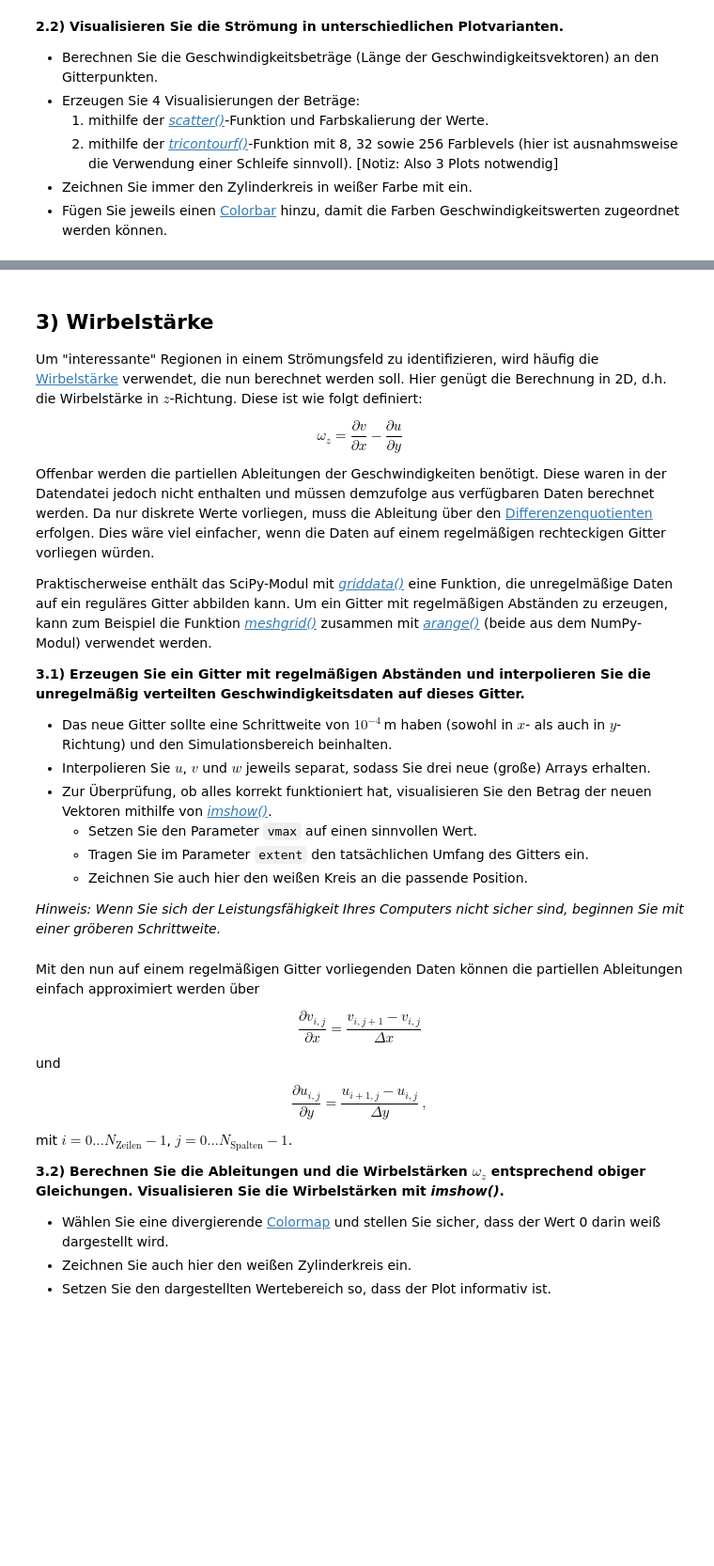
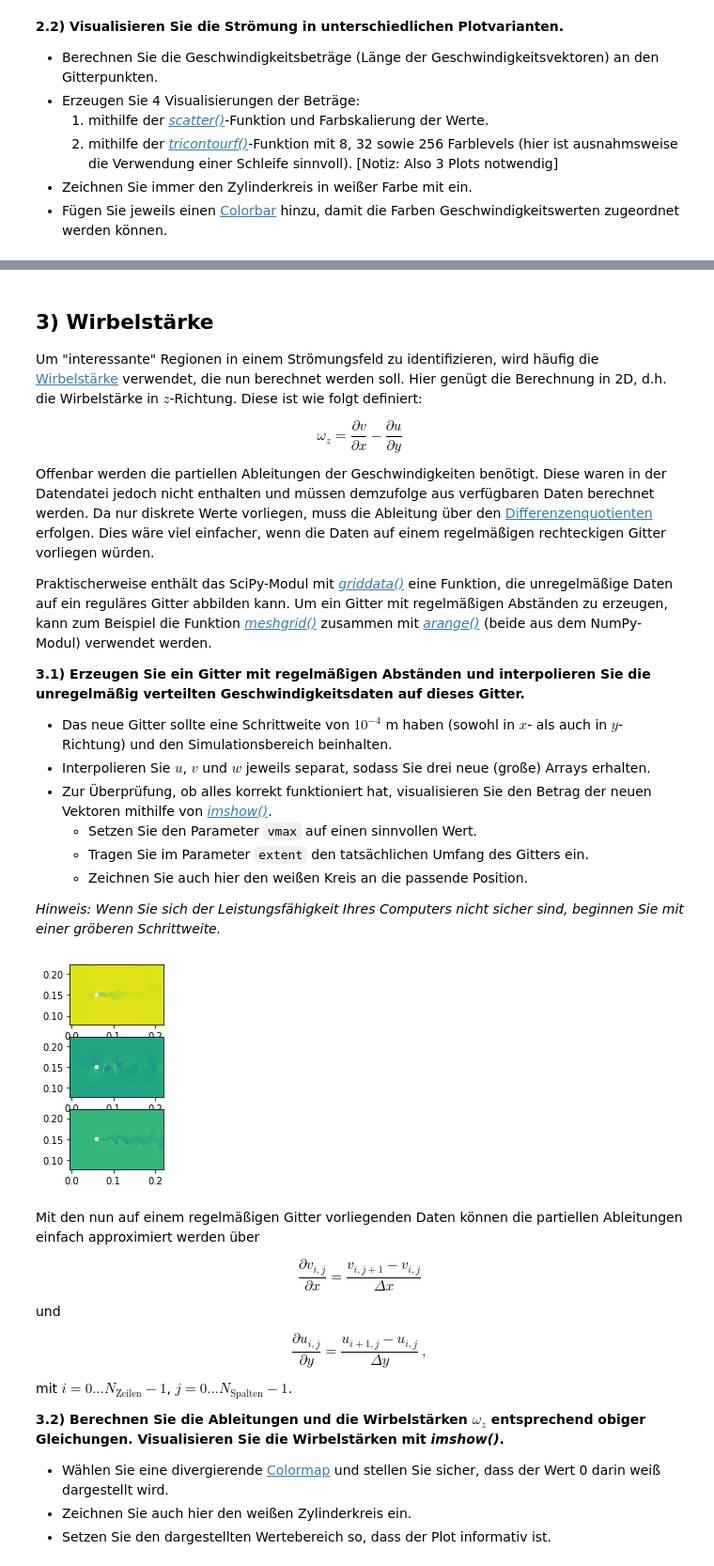
Before and after one commit to JuliusGoelz/Python_fuer_Ingenieure, a Jupyter notebook: HA3normal_Gruppe000.ipynb, the cells around one changed output, grey strips where cells are left out. Shown at 94% size. Drawn from its saved outputs; the diff is of its cells as text; code cells hidden in the pictures; blank space fills up the shorter version.

```diff
--- a/HA3normal_Gruppe000.ipynb
+++ b/HA3normal_Gruppe000.ipynb
@@ -186,7 +219,7 @@ Um ein Gitter mit regelmäßigen Abständen zu erzeugen, kann zum Beispiel die F
 
 **3.1) Erzeugen Sie ein Gitter mit regelmäßigen Abständen und interpolieren Sie die unregelmäßig verteilten Geschwindigkeitsdaten auf dieses Gitter.**
 
-  * Das neue Gitter sollte eine Schrittweite von $10^{-4}\,$m haben (sowohl in $x$- als auch in $y$-Richtung) und den Simulationsbereich beinhalten.
+  * Das neue Gitter sollte eine Schrittweite von $10^{-4}$ m haben (sowohl in $x$- als auch in $y$-Richtung) und den Simulationsbereich beinhalten.
   * Interpolieren Sie $u$, $v$ und $w$ jeweils separat, sodass Sie drei neue (große) Arrays erhalten.
   * Zur Überprüfung, ob alles korrekt funktioniert hat, visualisieren Sie den Betrag der neuen Vektoren mithilfe von [_imshow()_](https://matplotlib.org/stable/api/_as_gen/matplotlib.pyplot.imshow.html).
       * Setzen Sie den Parameter `vmax` auf einen sinnvollen Wert.
@@ -197,7 +230,32 @@ Um ein Gitter mit regelmäßigen Abständen zu erzeugen, kann zum Beispiel die F
 _Hinweis: Wenn Sie sich der Leistungsfähigkeit Ihres Computers nicht sicher sind, beginnen Sie mit einer gröberen Schrittweite._
 # %%
 from scipy.interpolate import griddata # Vorschlag für Interpolationsmethode für sanfte Übergänge: "cubic"
+from math import ceil
 # Hier eigenen Code schreiben ...
+step = 10**(-4)
+vmax = 54
+
+xGrid = np.arange(min(x), max(x), step=step)
+yGrid = np.arange(min(y), max(y), step=step)
+grid = np.array(np.meshgrid(xGrid, yGrid))
+dataPoints = np.stack((x, y), axis=-1)
+
+gridDataDict = {
+    "u":None,
+    "v":None,
+    "w":None
+}
+
+for i, speedComponent in zip((1, 2, 3), (u, v, w)):
+    gridData = griddata(dataPoints, speedComponent, (grid[0], grid[1]), method="cubic")
+    gridDataDict[list(gridDataDict.keys())[i-1]] = gridData
+    plt.subplot(3, 1, i)
+    plt.imshow(gridData, vmax=vmax, extent=(min(x), max(x), min(y), max(y)))
+    kreis()
+
+plt.show()
+# %% [output]
+[figure, added]
 # %% [markdown]
 Mit den nun auf einem regelmäßigen Gitter vorliegenden Daten können die partiellen Ableitungen einfach approximiert werden über
 
```
Also changed, not shown: parts of 6 cells of this notebook, 1 other file.
